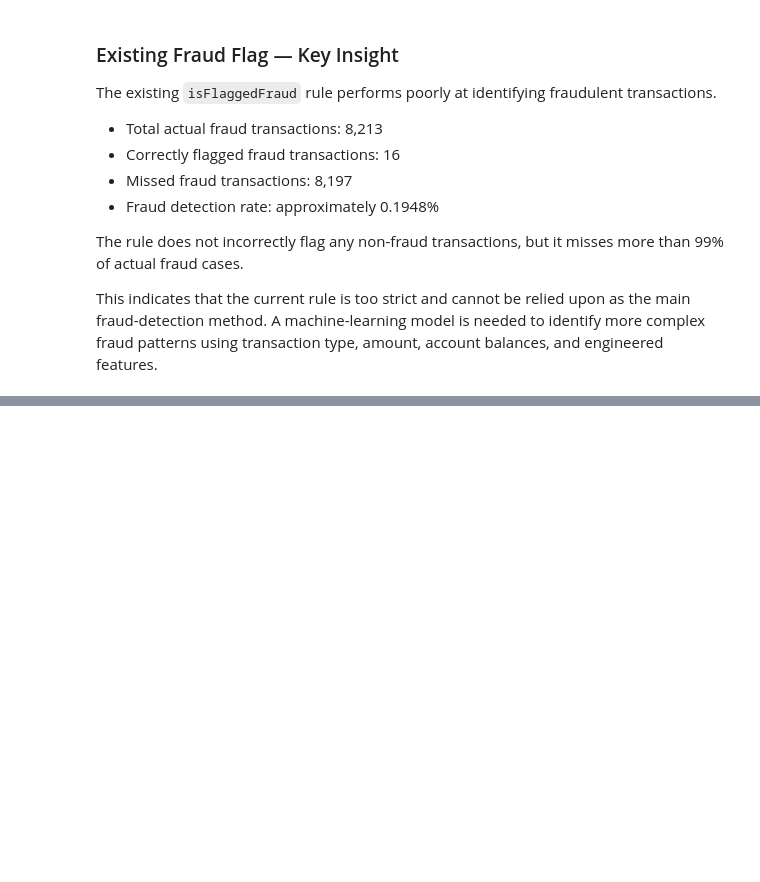
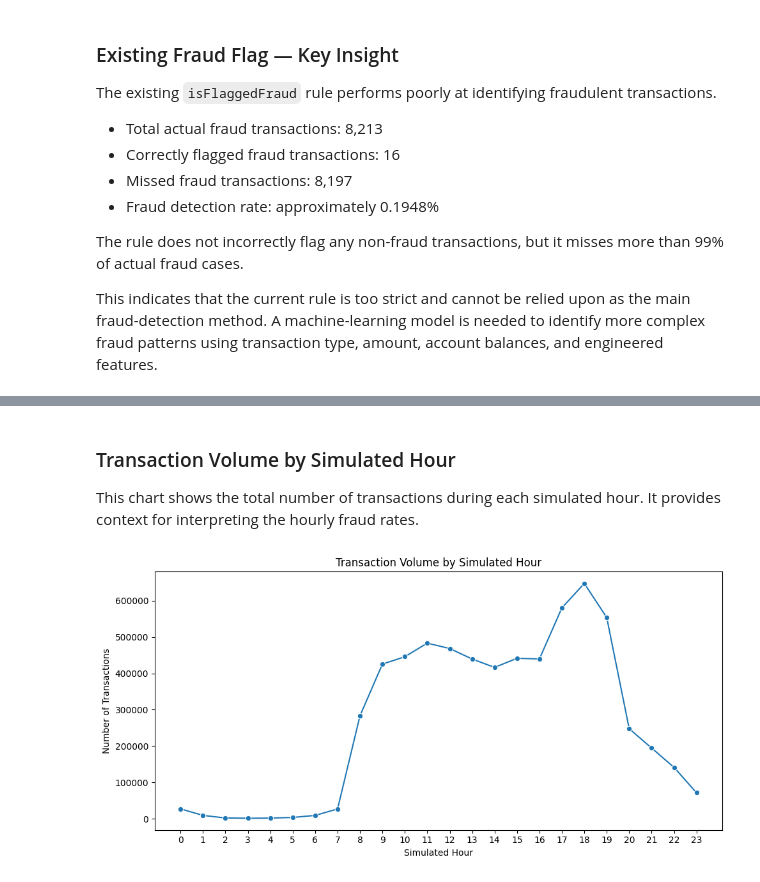
Before and after one commit to vedu13/paysim-fraud-detection, a Jupyter notebook: notebooks/02_exploratory_data_analysis.ipynb, the cells around one changed output, grey strips where cells are left out. Saved outputs shown, nothing was run; the diff lists cells and outputs as text; code cells hidden in the pictures; blank space fills up the shorter version.

```diff
--- a/notebooks/02_exploratory_data_analysis.ipynb
+++ b/notebooks/02_exploratory_data_analysis.ipynb
@@ -612,0 +732,24 @@ This indicates that the current rule is too strict and cannot be relied upon as
+# %% [markdown]
+### Transaction Volume by Simulated Hour
+
+This chart shows the total number of transactions during each simulated hour. It provides context for interpreting the hourly fraud rates.
+# %%
+plt.figure(figsize=(10, 5))
+
+sns.lineplot(
+    data=fraud_by_hour,
+    x="Hour",
+    y="Total Transactions",
+    marker="o"
+)
+
+plt.title("Transaction Volume by Simulated Hour")
+plt.xlabel("Simulated Hour")
+plt.ylabel("Number of Transactions")
+
+plt.xticks(range(0, 24))
+
+plt.tight_layout()
+plt.show()
+# %% [output]
+[figure, added]
```
Also changed, not shown: parts of 12 cells of this notebook.
